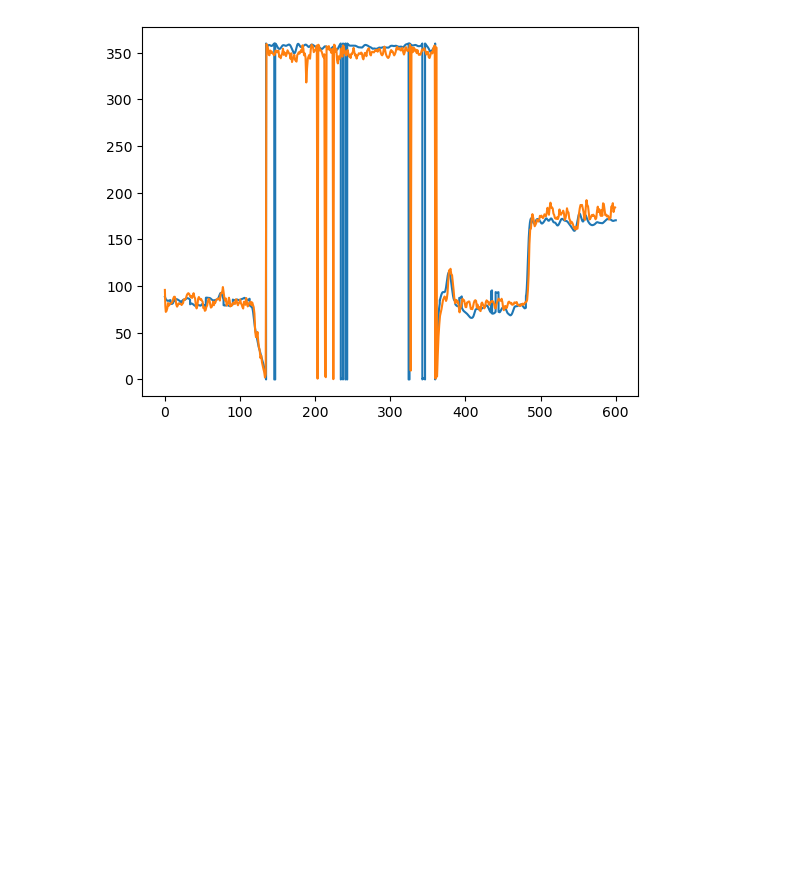
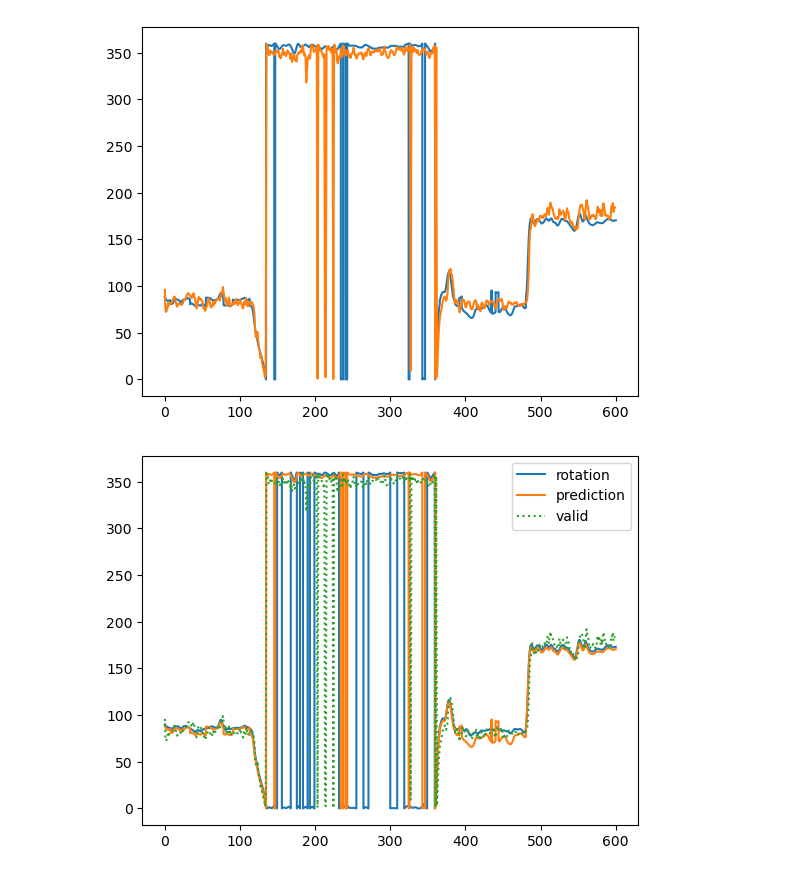
Before and after one commit to nju-aml2022/Pedestrian-Dead-Reckoning-PDR, a Jupyter notebook: direction.ipynb, the cells around one changed output. Saved outputs shown, nothing was run; the diff lists cells and outputs as text; code cells hidden in the pictures; blank space fills up the shorter version.

Commit message:
fix: update direction_predictor

```diff
--- a/direction.ipynb
+++ b/direction.ipynb
@@ -156,6 +161,7 @@ print(f"{direction0 = }")
 direction = signs * angles + direction0
 # 取模 360
 direction %= 360
+direction_pred = direction
 plt.plot(tc.time, direction)
 if tc.have_location_valid:
     plt.plot(tc.time_location, tc.direction_valid)
@@ -163,3 +169,75 @@ plt.show()
 # %% [output]
 direction0 = 83.04131999757827
 [figure]
+# %%
+def get_rotation_matrix(a, b):
+    '''
+    get rotation matrix from two unit vectors
+
+    a.shape = (3,)
+
+    b.shape = (3,)
+
+    b = R @ a
+
+    return R
+    '''
+    v = np.cross(a, b)
+    s = np.linalg.norm(v)
+    c = np.dot(a, b)
+    vx = np.array([[0, -v[2], v[1]], [v[2], 0, -v[0]], [-v[1], v[0], 0]])
+    return np.eye(3) + vx + vx @ vx * (1 - c) / s ** 2
+
+def get_rotation_matrixes(a, b):
+    '''
+    get rotation matrix from two unit vectors
+
+    a.shape = (3,)
+
+    b.shape = (n, 3)
+
+    b = R @ a
+
+    return R
+    '''
+    return np.array([get_rotation_matrix(a, b[i]) for i in range(len(b))])
+
+def get_reverse_rotation_matrixes(R):
+    return np.array([R[i].T for i in range(len(R))])
+
+# 通过磁场方向和重力加速度叉乘得到东向量
+e = np.cross(m, g)
+# 将 g 和 e 变为单位向量
+g = g / np.linalg.norm(g, axis=1).reshape(-1, 1)
+e = e / np.linalg.norm(e, axis=1).reshape(-1, 1)
+# 第 10% 附近的 50 个重力向量平均值作为初始重力
+size = len(tc.direction)
+g0 = np.mean(g[50 * size - 50: 50 * size], axis=0)
+# 第 10% 附近的 50 个东向量平均值作为初始东向量
+e0 = np.mean(e[50 * size - 50: 50 * size], axis=0)
+# 第 10% 的 direction 作为初始 direction
+direction0 = np.mean(tc.direction[-1])
+# 求出 g0 到 g 的旋转矩阵
+R = get_rotation_matrixes(g0, g)
+# 求出逆旋转矩阵
+R_inv = get_reverse_rotation_matrixes(R)
+# 通过 R_inv 和 e 相乘将其旋转回 g0 为基准的坐标轴
+e = np.array([R_inv[i] @ e[i] for i in range(len(e))])
+# 求出所有东向量和初始东向量的角度
+angles = np.arccos(np.dot(e, e0)) * 180 / np.pi
+# e 和 e0 叉乘后与重力点乘得到符号
+signs = - np.sign([np.dot(c, _g) for c, _g in zip(np.cross(e, e0), g)])
+# 方向等于角度加上 direction0
+direction = signs * angles + direction0
+# 取模 360
+direction %= 360
+plt.plot(tc.time, direction, label="rotation")
+plt.plot(tc.time, direction_pred, label="prediction")
+if tc.have_location_valid:
+    plt.plot(tc.time_location, tc.direction_valid, ls=':', label="valid")
+else:
+    plt.plot(tc.time_location[:tc.len_input], tc.direction, ls=':', label="valid")
+plt.legend()
+plt.show()
+# %% [output]
+[figure, added]
```
Also changed, not shown: parts of 1 cell of this notebook, 1 other file.
